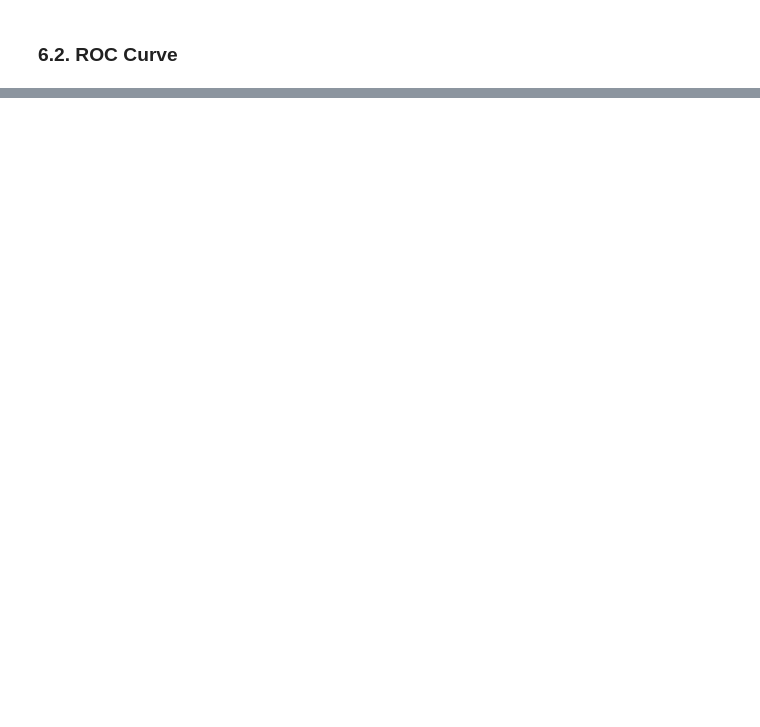
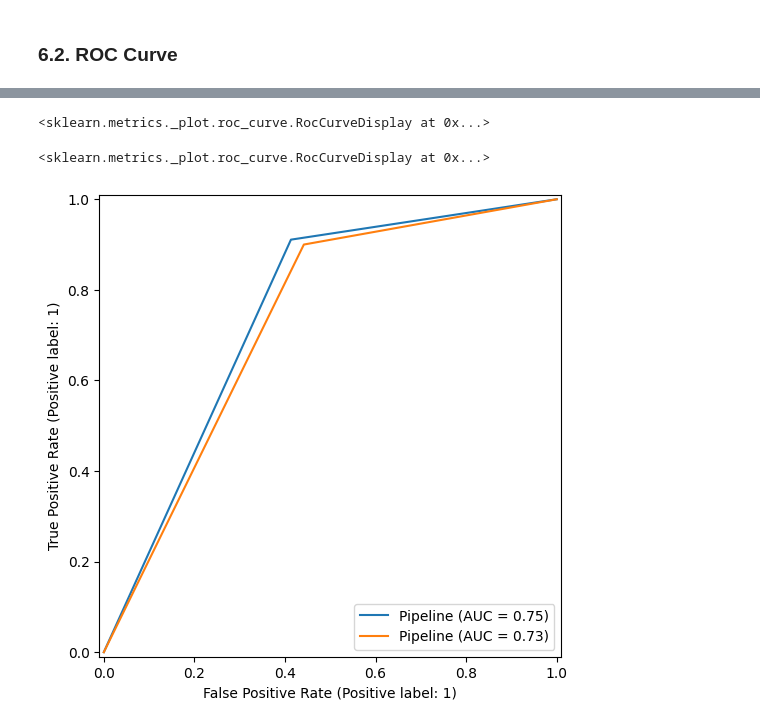
Before and after one commit to wegar-2/mysklearn, a Jupyter notebook: notebooks/06_pipeline_with_PCA.ipynb, the cells around one changed output, grey strips where cells are left out. Cells and saved outputs as stored; diff of their text form; code cells hidden in the pictures; blank space fills up the shorter version.

```diff
--- a/notebooks/06_pipeline_with_PCA.ipynb
+++ b/notebooks/06_pipeline_with_PCA.ipynb
@@ -179,0 +198,12 @@ PrecisionRecallDisplay.from_estimator(estimator=gs_cv.best_estimator_, X=X_test,
+# %%
+RocCurveDisplay.from_estimator(estimator=gs_cv.best_estimator_, X=X_train, y=y_train, ax=ax_roc_curve)
+# %% [output]
+<sklearn.metrics._plot.roc_curve.RocCurveDisplay at 0x...>
+# %%
+RocCurveDisplay.from_estimator(estimator=gs_cv.best_estimator_, X=X_test, y=y_test, ax=ax_roc_curve)
+# %% [output]
+<sklearn.metrics._plot.roc_curve.RocCurveDisplay at 0x...>
+# %%
+fig_roc_curve
+# %% [output]
+[figure, added]
```
Also changed, not shown: parts of 9 cells of this notebook.
